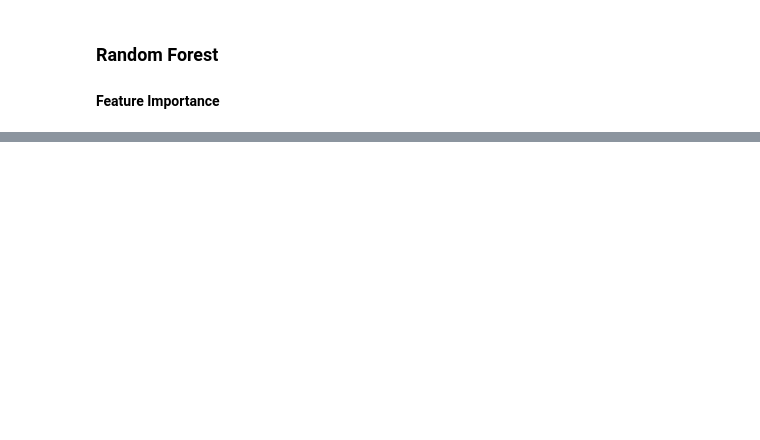
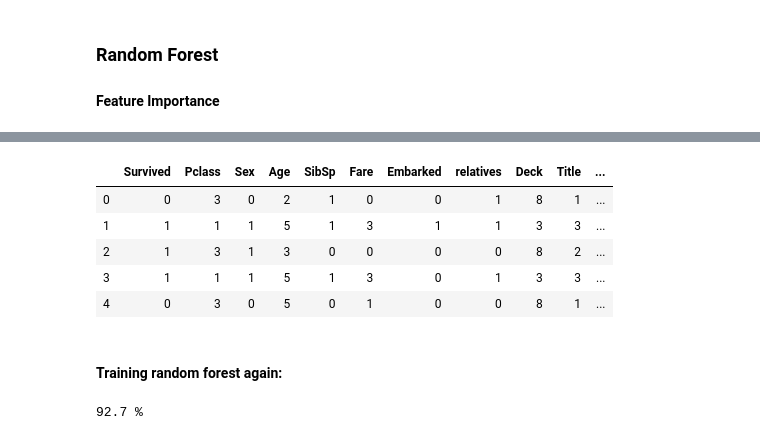
Before and after one commit to AngelHa/Machine-Learning-practice, a Jupyter notebook: Titanic/Titanic.ipynb, the cells around one changed output, grey strips where cells are left out. Drawn from its saved outputs; the diff is of its cells as text; code cells hidden in the pictures; blank space fills up the shorter version.

```diff
--- a/Titanic/Titanic.ipynb
+++ b/Titanic/Titanic.ipynb
@@ -888,0 +893,17 @@ importances.plot.bar()
+# %%
+train_df = train_df.drop("not_alone", axis=1)
+test_df = test_df.drop("not_alone", axis=1)
+
+train_df = train_df.drop("Parch", axis=1)
+test_df = test_df.drop("Parch", axis=1)
+# %%
+train_df.head()
+# %% [output]
+|  | Survived | Pclass | Sex | Age | SibSp | Fare | Embarked | relatives | Deck | Title | ... |
+| 0 | 0 | 3 | 0 | 2 | 1 | 0 | 0 | 1 | 8 | 1 | ... |
+| 1 | 1 | 1 | 1 | 5 | 1 | 3 | 1 | 1 | 3 | 3 | ... |
+| 2 | 1 | 3 | 1 | 3 | 0 | 0 | 0 | 0 | 8 | 2 | ... |
+| 3 | 1 | 1 | 1 | 5 | 1 | 3 | 0 | 1 | 3 | 3 | ... |
+| 4 | 0 | 3 | 0 | 5 | 0 | 1 | 0 | 0 | 8 | 1 | ... |
+# %% [markdown]
+#### Training random forest again:
@@ -888,0 +914,12 @@ importances.plot.bar()
+# %%
+# Random Forest
+random_forest = RandomForestClassifier(n_estimators=100, oob_score=True)
+random_forest.fit(X_train, Y_train)
+Y_prediction = random_forest.predict(X_test)
+
+random_forest.score(X_train, Y_train)
+
+acc_random_forest = round(random_forest.score(X_train, Y_train) * 100, 2)
+print(round(acc_random_forest, 2), "%")
+# %% [output]
+92.7 %
```
Also changed, not shown: parts of 38 cells of this notebook, 1 other file.
